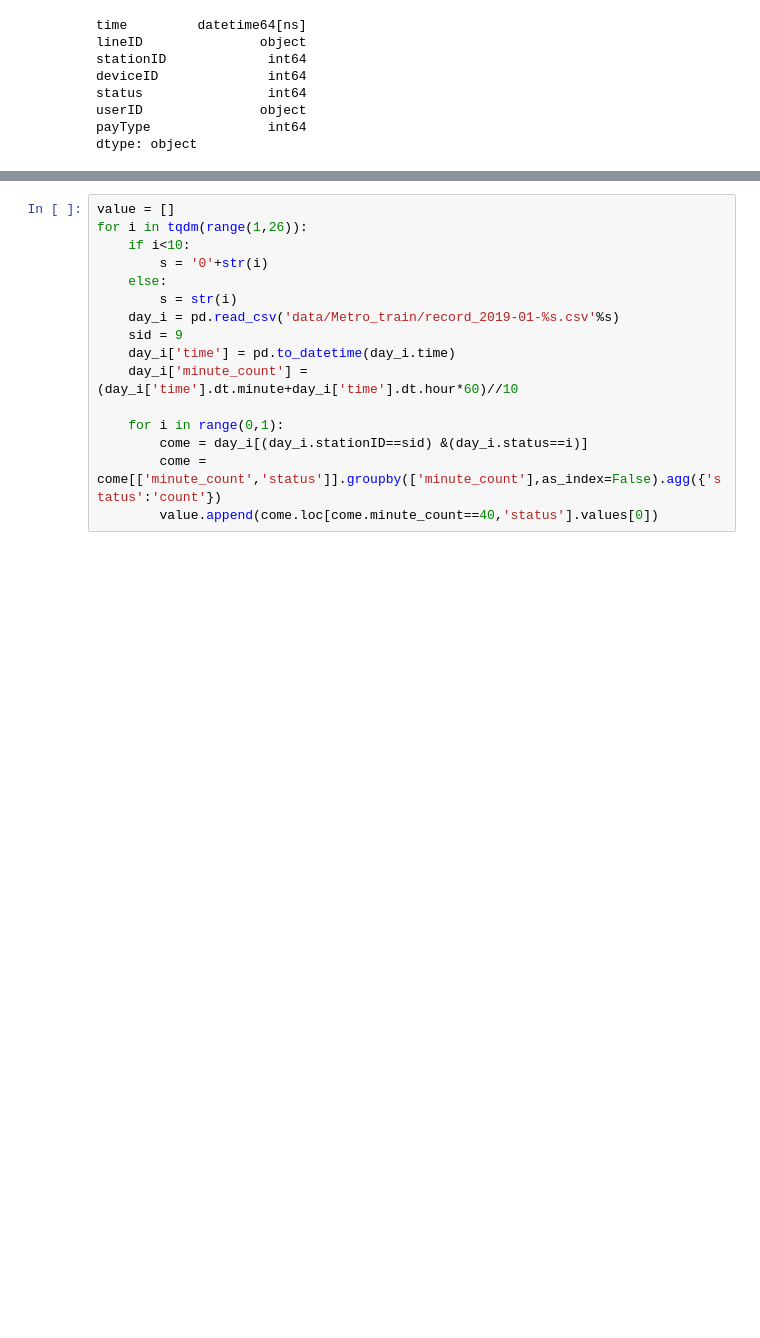
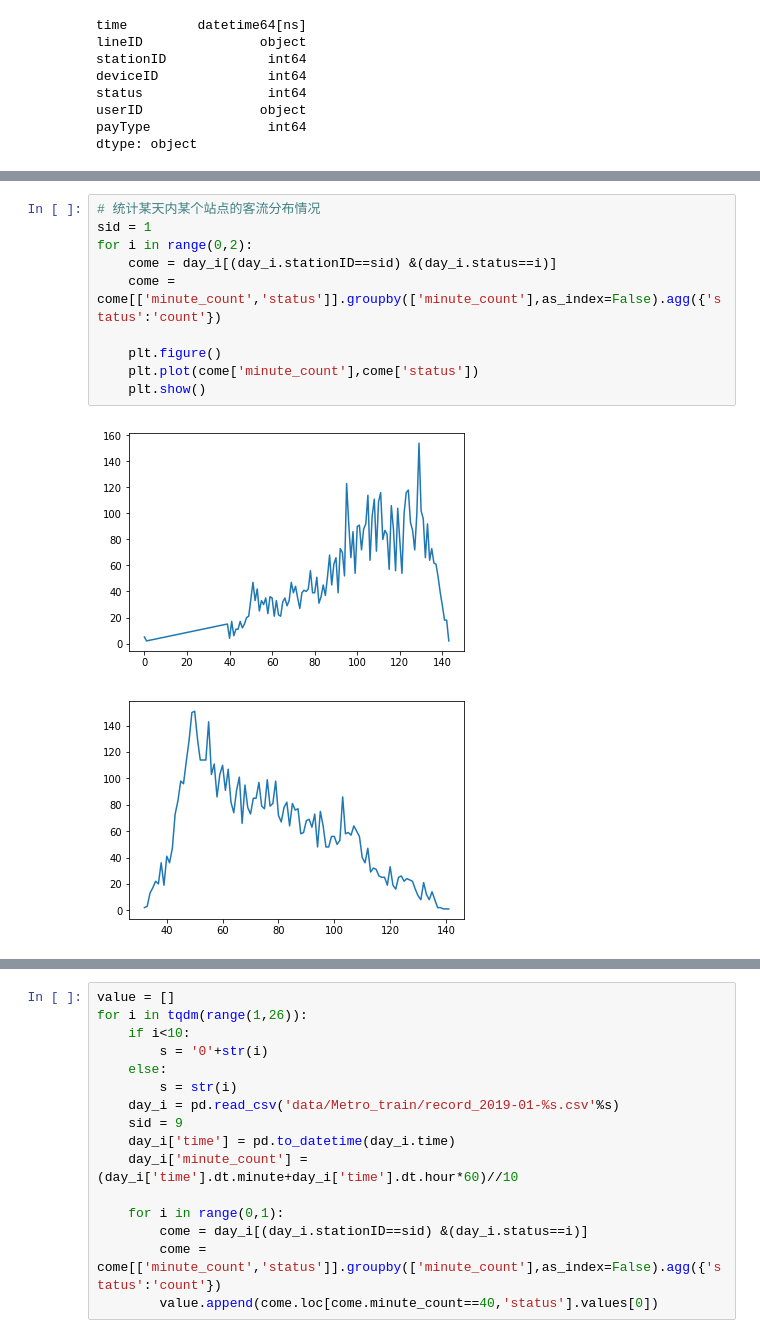
Before and after one commit to zhusleep/city_cal, a Jupyter notebook: EDA.ipynb, the cells around one changed output, grey strips where cells are left out. Saved outputs shown, nothing was run; the diff lists cells and outputs as text; blank space fills up the shorter version.

```diff
--- a/EDA.ipynb
+++ b/EDA.ipynb
@@ -86 +68,14 @@ for i in range(0,2):
+# %%
+# 统计某天内某个站点的客流分布情况
+sid = 1
+for i in range(0,2):
+    come = day_i[(day_i.stationID==sid) &(day_i.status==i)]
+    come = come[['minute_count','status']].groupby(['minute_count'],as_index=False).agg({'status':'count'})
+
+    plt.figure()
+    plt.plot(come['minute_count'],come['status'])
+    plt.show()
+# %% [output]
+[figure, added]
+[figure, added]
 # %%
```
Also changed, not shown: parts of 20 cells of this notebook, 13 other files.
